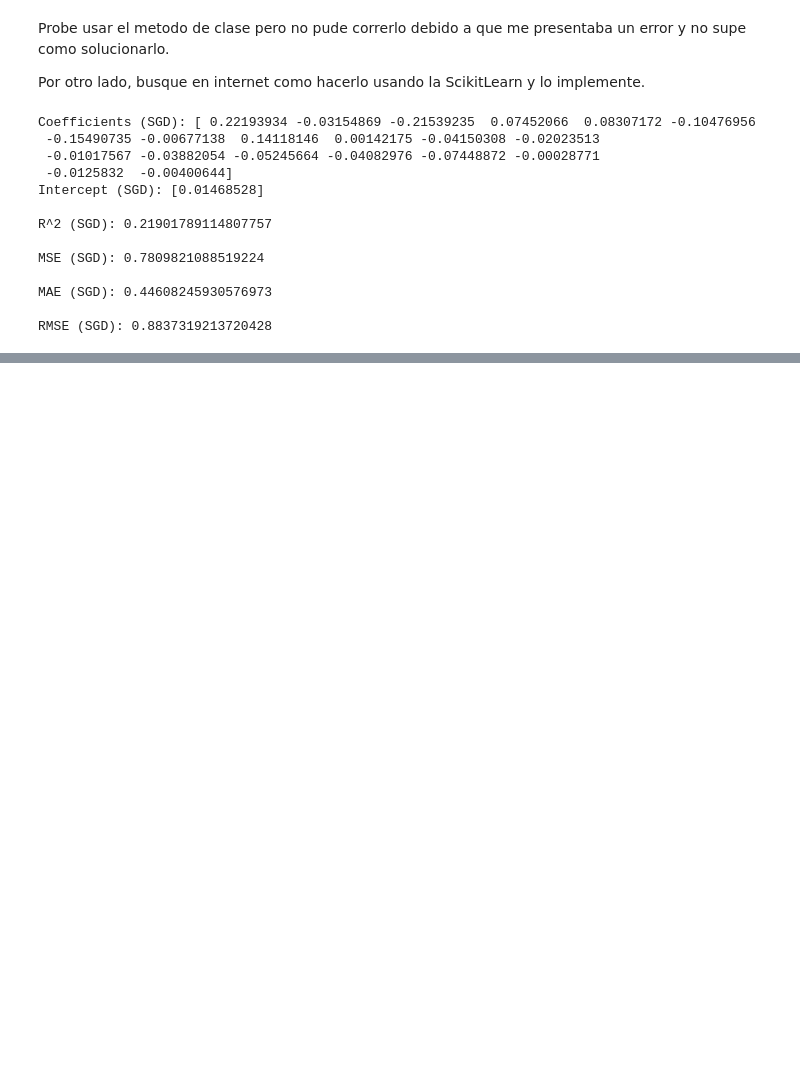
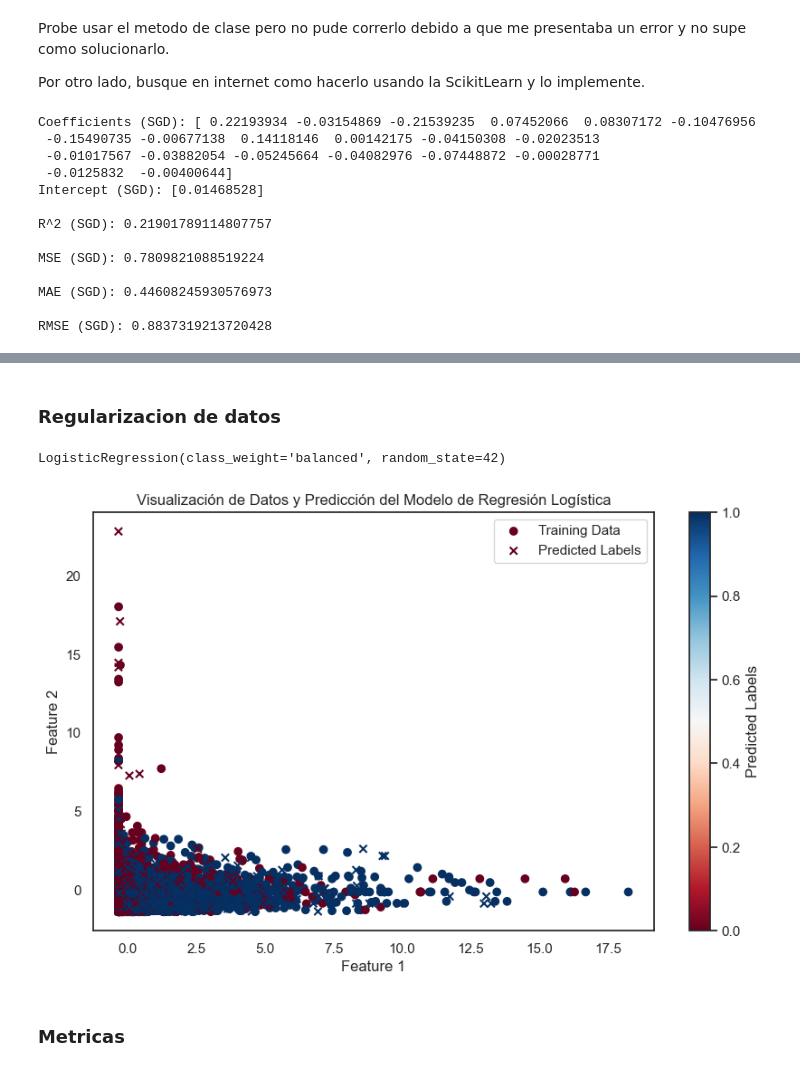
Before and after one commit to franciscoryb1/AA1-TUIA-RodriguezYBarros, a Jupyter notebook: TP-integrador-AA1.ipynb, the cells around one changed output, grey strips where cells are left out. Saved outputs shown, nothing was run; the diff lists cells and outputs as text; code cells hidden in the pictures; blank space fills up the shorter version.

Commit message:
punto 5 avanzado

```diff
--- a/TP-integrador-AA1.ipynb
+++ b/TP-integrador-AA1.ipynb
@@ -1794,0 +1907,2 @@ Ejercicio 5
+# %% [markdown]
+### Regularizacion de datos
@@ -1794,0 +1966,37 @@ Ejercicio 5
+# %%
+# Se define el modelo de Regresión Logística
+logreg = LogisticRegression(random_state=42, class_weight='balanced')
+logreg_2D = LogisticRegression()
+# %%
+# Entrenar un modelo de regresión logística
+logreg.fit(x_train_lg, y_train_lg)
+
+# Realizar predicciones en el conjunto de prueba
+y_pred = logreg.predict(x_test_lg)
+# %%
+logreg
+# %% [output]
+LogisticRegression(class_weight='balanced', random_state=42)
+# %%
+import matplotlib.pyplot as plt
+import numpy as np
+
+# Visualizar los datos y la predicción del modelo
+plt.figure(figsize=(10, 6))
+
+# Plot de los puntos de entrenamiento
+plt.scatter(x_train_lg.iloc[:, 0], x_train_lg.iloc[:, 1], c=y_train_lg, cmap=plt.cm.RdBu, marker='o', label='Training Data')
+
+# Plot de los puntos de prueba con su predicción
+plt.scatter(x_test_lg.iloc[:, 0], x_test_lg.iloc[:, 1], c=y_pred, cmap=plt.cm.RdBu, marker='x', label='Predicted Labels')
+
+plt.xlabel('Feature 1')
+plt.ylabel('Feature 2')
+plt.title('Visualización de Datos y Predicción del Modelo de Regresión Logística')
+plt.legend()
+plt.colorbar(label='Predicted Labels')
+plt.show()
+# %% [output]
+[figure, added]
+# %% [markdown]
+### Metricas
```
Also changed, not shown: parts of 52 cells of this notebook, 5 other files.
